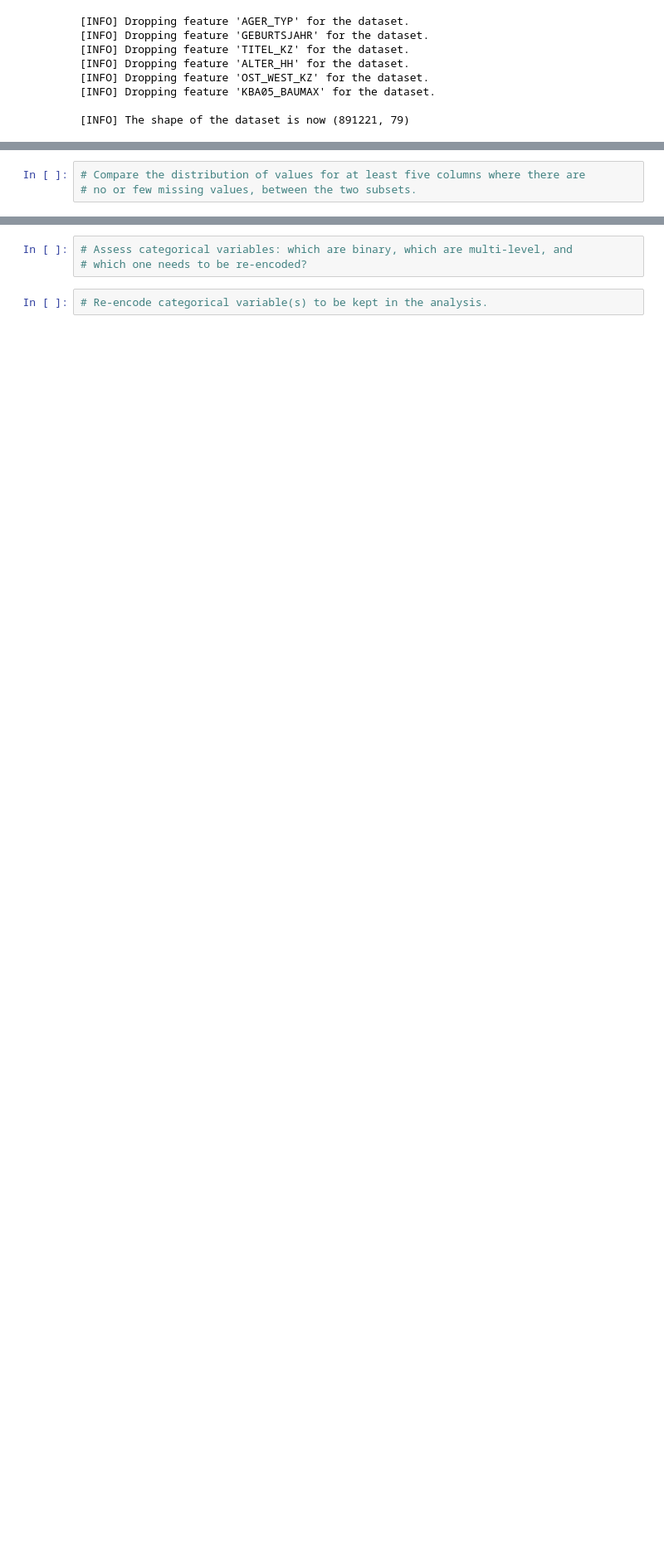
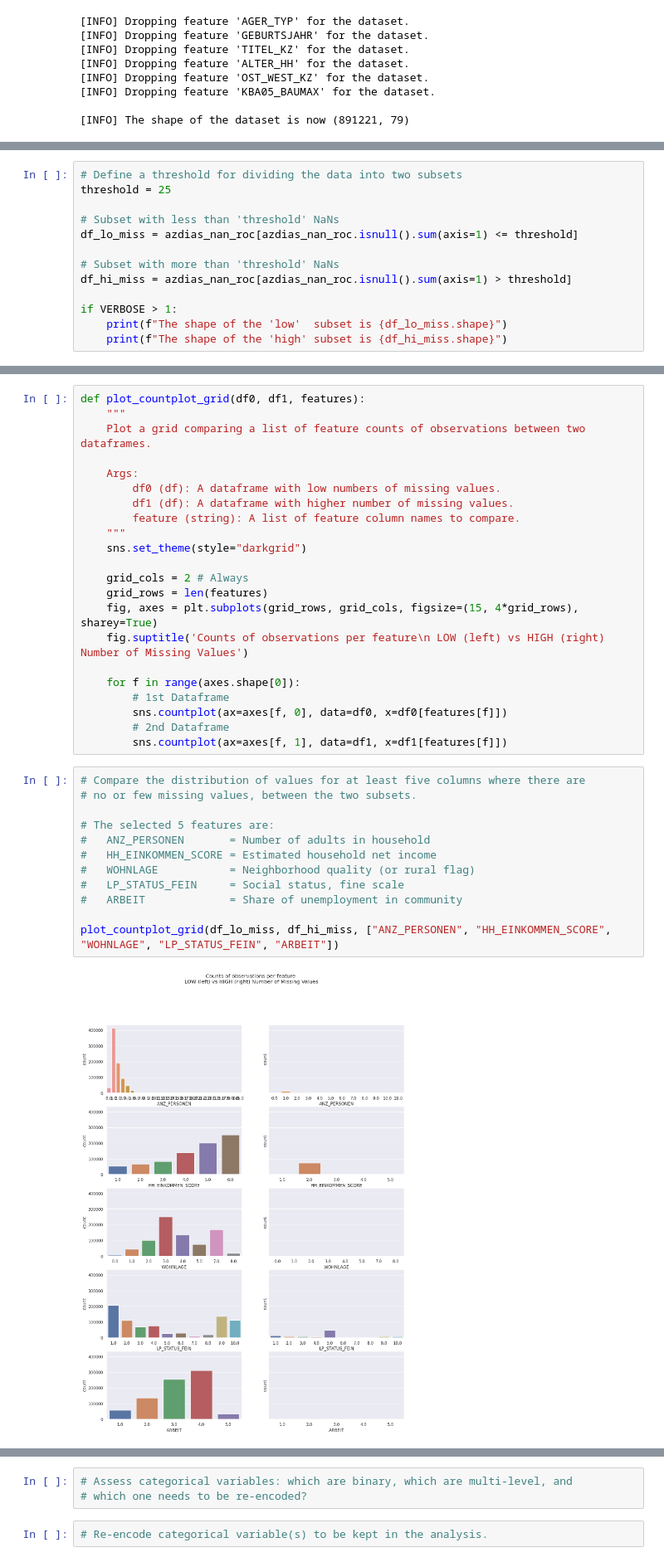
Before and after one commit to fab7/LESSONS-Unsupervised-Learning, a Jupyter notebook: project/Identify_Customer_Segments.ipynb, the cells around one changed output, grey strips where cells are left out. Shown at 83% size. Drawn from its saved outputs; the diff is of its cells as text; blank space fills up the shorter version.

```diff
--- a/project/Identify_Customer_Segments.ipynb
+++ b/project/Identify_Customer_Segments.ipynb
@@ -395,0 +413,13 @@ Depending on what you observe in your comparison, this will have implications on
+# %%
+# Define a threshold for dividing the data into two subsets
+threshold = 25
+
+# Subset with less than 'threshold' NaNs
+df_lo_miss = azdias_nan_roc[azdias_nan_roc.isnull().sum(axis=1) <= threshold]
+
+# Subset with more than 'threshold' NaNs
+df_hi_miss = azdias_nan_roc[azdias_nan_roc.isnull().sum(axis=1) > threshold]
+
+if VERBOSE > 1:
+    print(f"The shape of the 'low'  subset is {df_lo_miss.shape}")
+    print(f"The shape of the 'high' subset is {df_hi_miss.shape}")
@@ -396,3 +463,36 @@ Depending on what you observe in your comparison, this will have implications on
+# %%
+def plot_countplot_grid(df0, df1, features):
+    """
+    Plot a grid comparing a list of feature counts of observations between two dataframes.
+
+    Args:
+        df0 (df): A dataframe with low numbers of missing values.
+        df1 (df): A dataframe with higher number of missing values.
+        feature (string): A list of feature column names to compare.
+    """
+    sns.set_theme(style="darkgrid")
+
+    grid_cols = 2 # Always
+    grid_rows = len(features)
+    fig, axes = plt.subplots(grid_rows, grid_cols, figsize=(15, 4*grid_rows), sharey=True)
+    fig.suptitle('Counts of observations per feature\n LOW (left) vs HIGH (right) Number of Missing Values')
+
+    for f in range(axes.shape[0]):
+        # 1st Dataframe
+        sns.countplot(ax=axes[f, 0], data=df0, x=df0[features[f]])
+        # 2nd Dataframe
+        sns.countplot(ax=axes[f, 1], data=df1, x=df1[features[f]])
 # %%
 # Compare the distribution of values for at least five columns where there are
 # no or few missing values, between the two subsets.
+
+# The selected 5 features are:
+#   ANZ_PERSONEN       = Number of adults in household
+#   HH_EINKOMMEN_SCORE = Estimated household net income
+#   WOHNLAGE           = Neighborhood quality (or rural flag)
+#   LP_STATUS_FEIN     = Social status, fine scale
+#   ARBEIT             = Share of unemployment in community
+
+plot_countplot_grid(df_lo_miss, df_hi_miss, ["ANZ_PERSONEN", "HH_EINKOMMEN_SCORE", "WOHNLAGE", "LP_STATUS_FEIN", "ARBEIT"])
+# %% [output]
+[figure, added]
```
Also changed, not shown: parts of 15 cells of this notebook.
